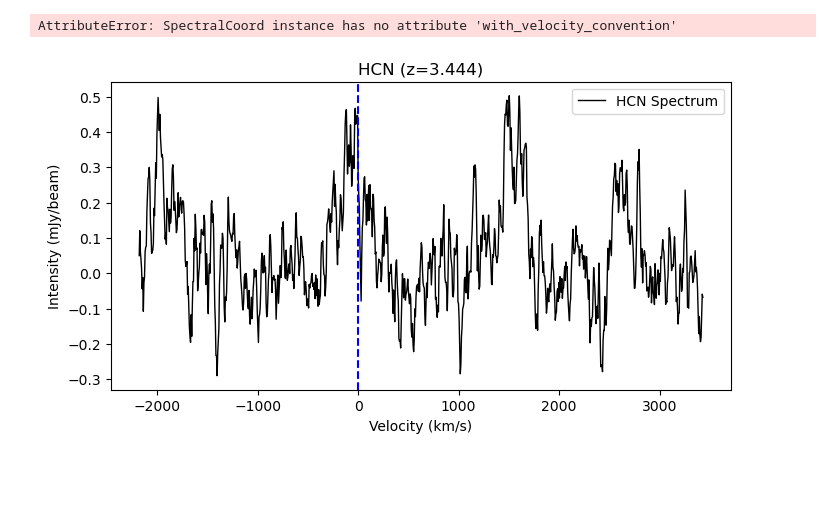
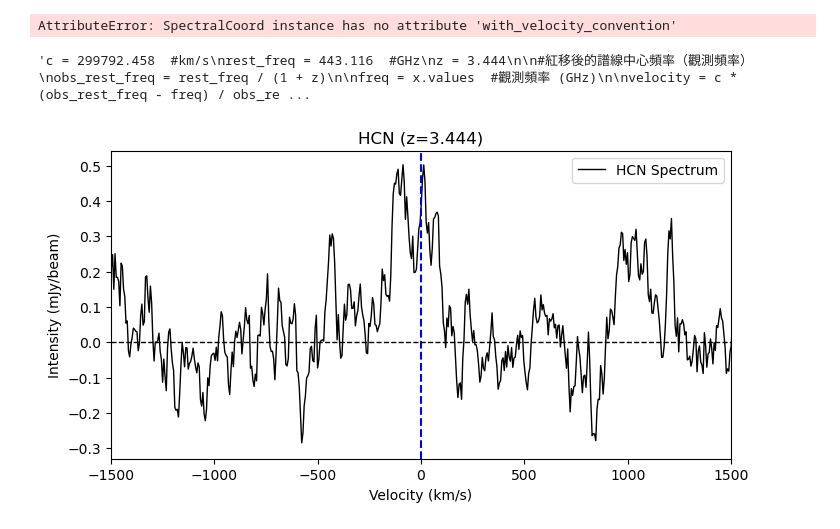
Before and after one commit to 000RF/2025-summer, a Jupyter notebook: test_SPT0027-50.ipynb, the cells around one changed output. Saved outputs shown, nothing was run; the diff lists cells and outputs as text; code cells hidden in the pictures; blank space fills up the shorter version.

```diff
--- a/test_SPT0027-50.ipynb
+++ b/test_SPT0027-50.ipynb
@@ -119,7 +119,7 @@ plt.show()
 # %% [output]
 AttributeError: SpectralCoord instance has no attribute 'with_velocity_convention'
 # %%
-c = 299792.458  #km/s
+'''c = 299792.458  #km/s
 rest_freq = 443.116  #GHz
 z = 3.444
 
@@ -135,10 +135,40 @@ velocity = c * (obs_rest_freq - freq) / obs_rest_freq
 plt.figure(figsize=(8,4))
 plt.plot(velocity, y_boxcar, label='HCN Spectrum', linewidth=1, color="black")
 plt.axvline(0, color="blue", linestyle="--")
+plt.axhline(0, color="black", linestyle="--", linewidth=1)
+plt.xlim(-1500,1500)
 plt.xlabel('Velocity (km/s)')
 plt.ylabel('Intensity (mJy/beam)')
 plt.title(f'HCN (z={z})')
 plt.legend()
 plt.show()
+
+'''
 # %% [output]
-[figure, removed]
+'c = 299792.458  #km/s\nrest_freq = 443.116  #GHz\nz = 3.444\n\n#紅移後的譜線中心頻率（觀測頻率）\nobs_rest_freq = rest_freq / (1 + z)\n\nfreq = x.values  #觀測頻率 (GHz)\n\nvelocity = c * (obs_rest_freq - freq) / obs_re ...
+# %%
+c = 299792.458  #km/s
+rest_freq = 440.765  #GHz
+z = 3.444
+
+#紅移後的譜線中心頻率（觀測頻率）
+obs_rest_freq = rest_freq / (1 + z)
+
+freq = x.values  #觀測頻率 (GHz)
+
+velocity = c * (obs_rest_freq - freq) / obs_rest_freq
+
+
+
+plt.figure(figsize=(8,4))
+plt.plot(velocity, y_boxcar, label='HCN Spectrum', linewidth=1, color="black")
+plt.axvline(0, color="blue", linestyle="--")
+plt.axhline(0, color="black", linestyle="--", linewidth=1)
+plt.xlabel('Velocity (km/s)')
+plt.ylabel('Intensity (mJy/beam)')
+plt.xlim(-1500, 1500)
+plt.title(f'HCN (z={z})')
+plt.legend()
+plt.show()
+# %% [output]
+[figure, added]
```
Also changed, not shown: 16 other files.
